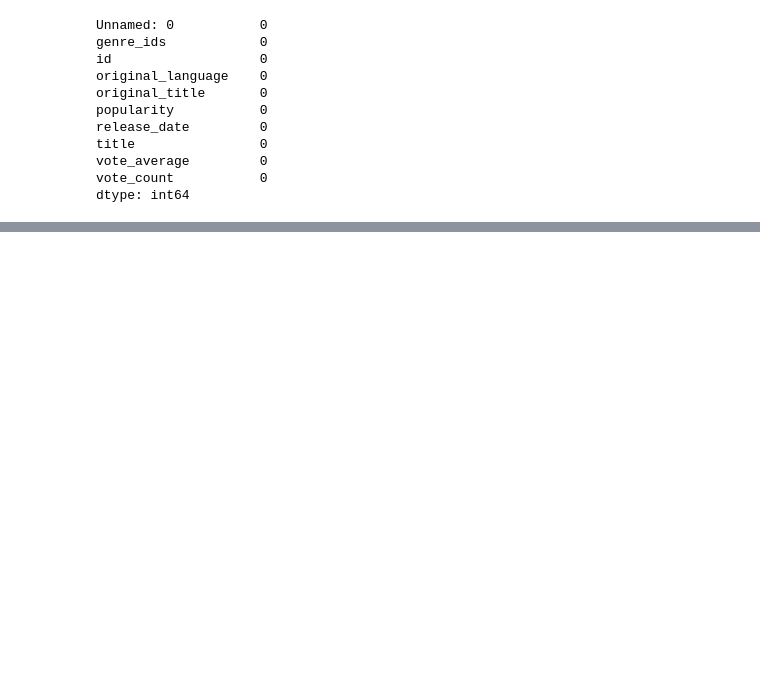
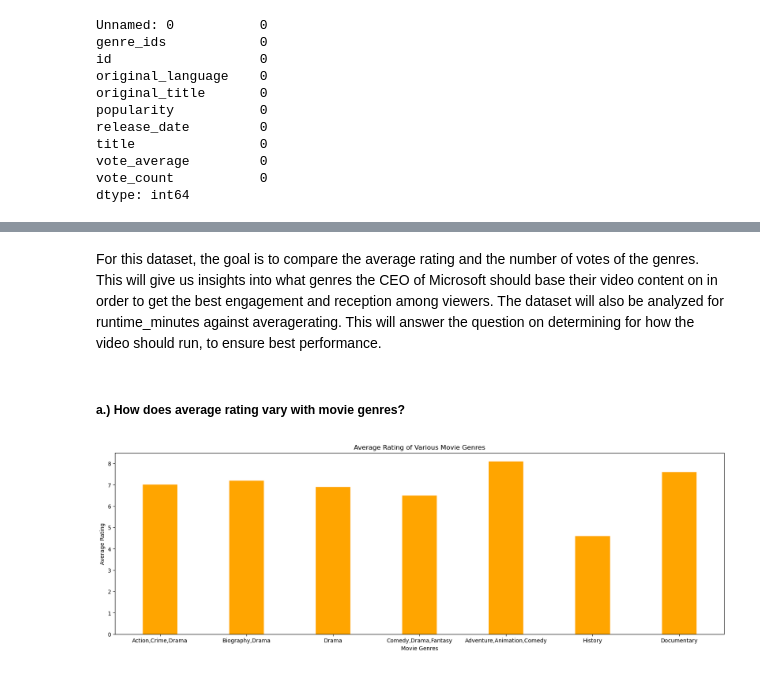
Before and after one commit to JaniceWaihumbu/Phase_1_Project, a Jupyter notebook: Phase_1_Project_Working_Document.ipynb, the cells around one changed output, grey strips where cells are left out. Drawn from its saved outputs; the diff is of its cells as text; code cells hidden in the pictures; blank space fills up the shorter version.

```diff
--- a/Phase_1_Project_Working_Document.ipynb
+++ b/Phase_1_Project_Working_Document.ipynb
@@ -342,0 +339,3 @@ dtype: int64
+# %%
+movie_basics = movie_basics.dropna()
+movie_basics
@@ -342,0 +396,8 @@ dtype: int64
+# %%
+#Joining the two SQL tables, movie_basics and movie_ratings
+cleaned_data = '''SELECT movie_basics.runtime_minutes, movie_basics.genres,
+                  movie_ratings.averagerating, movie_ratings.numvotes
+                  FROM (movie_basics, movie_ratings) as cleaned_data
+                  WHERE movie_basics.movie_id = movie_ratings.movie_id;
+'''
+pd.read_sql(cleaned_data, conn)
@@ -342,0 +418,2 @@ dtype: int64
+# %%
+cleaned_data = pd.read_sql(cleaned_data, conn)
@@ -342,0 +430,3 @@ dtype: int64
+# %%
+cleaned_data = cleaned_data.dropna()
+cleaned_data
@@ -342,0 +586,25 @@ dtype: int64
+# %% [markdown]
+For this dataset, the goal is to compare the average rating and the number of votes of the genres. This will give us insights into what genres the CEO of Microsoft should base their video content on in order to get the best engagement and reception among viewers. The dataset will also be analyzed for runtime_minutes against averagerating. This will answer the question on determining for how the video should run, to ensure best performance.
+# %% [markdown]
+##### a.) How does average rating vary with movie genres?
+# %%
+#Plotting a bar graph with genres and averagerating as the variables
+
+plt.data = cleaned_data.head(10)
+x = cleaned_data.head(10)['genres']
+y = cleaned_data.head(10)['averagerating']
+
+
+#Plotting the graph using the above data
+plt.figure(figsize = (20,6))
+
+#Using the bar() function to create a plot using the above values of x,y
+plt.bar(x, y, color ='orange',
+        width = 0.4)
+
+plt.xlabel("Movie Genres")
+plt.ylabel("Average Rating")
+plt.title("Average Rating of Various Movie Genres")
+plt.show()
+# %% [output]
+[figure, added]
```
Also changed, not shown: parts of 56 cells of this notebook, 7 other files.
